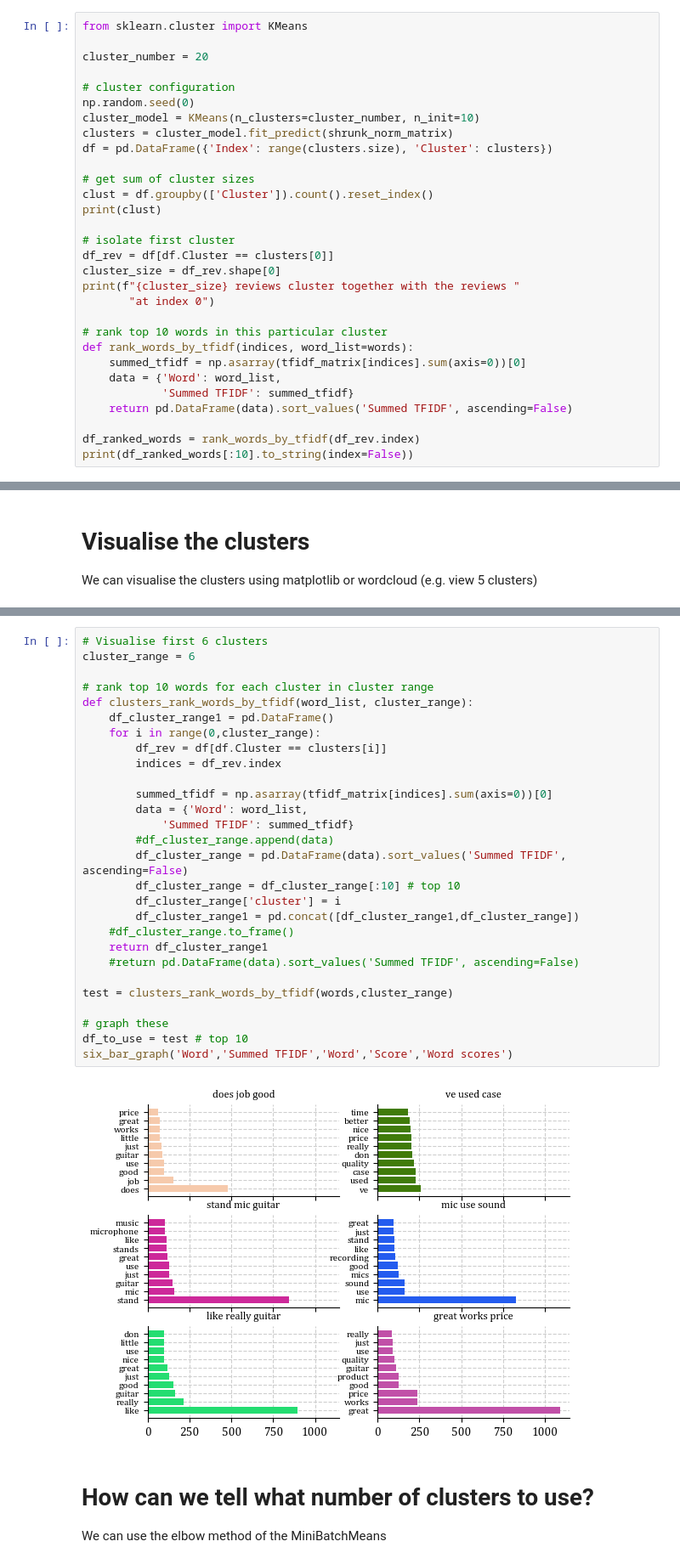
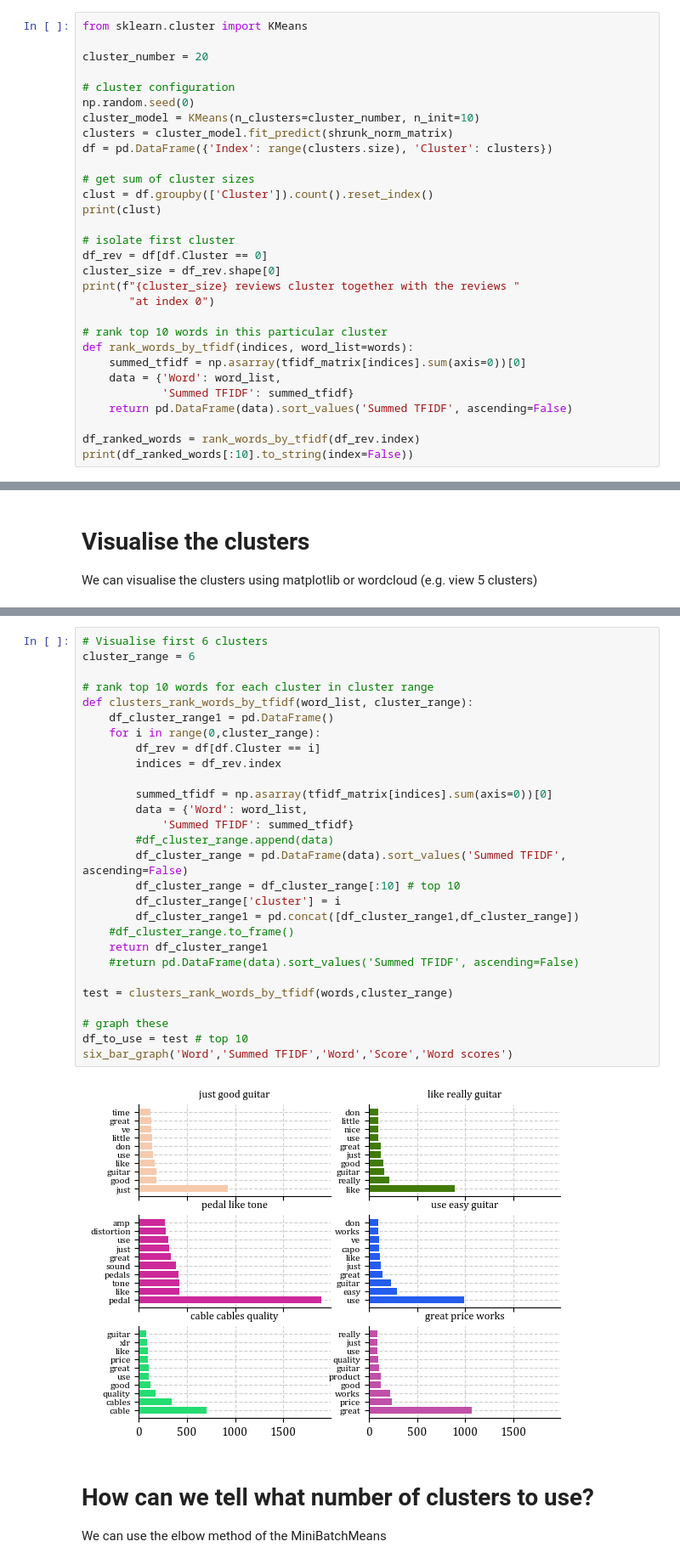
Before and after one commit to kcj-coding/Python-coding, a Jupyter notebook: basic_recommender_system_python.ipynb, the cells around one changed output, grey strips where cells are left out. Shown at 85% size. Saved outputs shown, nothing was run; the diff lists cells and outputs as text.

```diff
--- a/basic_recommender_system_python.ipynb
+++ b/basic_recommender_system_python.ipynb
@@ -209,7 +209,7 @@ clust = df.groupby(['Cluster']).count().reset_index()
 print(clust)
 
 # isolate first cluster
-df_rev = df[df.Cluster == clusters[0]]
+df_rev = df[df.Cluster == 0]
 cluster_size = df_rev.shape[0]
 print(f"{cluster_size} reviews cluster together with the reviews "
        "at index 0")
@@ -253,33 +253,33 @@ bar_graph('Word','Summed TFIDF','Word','Score','Word scores')
 # %%
 # Visualise first 6 clusters
 cluster_range = 6
 
 # rank top 10 words for each cluster in cluster range
 def clusters_rank_words_by_tfidf(word_list, cluster_range):
     df_cluster_range1 = pd.DataFrame()
     for i in range(0,cluster_range):
-        df_rev = df[df.Cluster == clusters[i]]
+        df_rev = df[df.Cluster == i]
         indices = df_rev.index
 
         summed_tfidf = np.asarray(tfidf_matrix[indices].sum(axis=0))[0]
         data = {'Word': word_list,
             'Summed TFIDF': summed_tfidf}
         #df_cluster_range.append(data)
         df_cluster_range = pd.DataFrame(data).sort_values('Summed TFIDF', ascending=False)
         df_cluster_range = df_cluster_range[:10] # top 10
         df_cluster_range['cluster'] = i
         df_cluster_range1 = pd.concat([df_cluster_range1,df_cluster_range])
     #df_cluster_range.to_frame()
     return df_cluster_range1
     #return pd.DataFrame(data).sort_values('Summed TFIDF', ascending=False)
 
 test = clusters_rank_words_by_tfidf(words,cluster_range)
 
 # graph these
 df_to_use = test # top 10
 six_bar_graph('Word','Summed TFIDF','Word','Score','Word scores')
 # %% [output]
-[figure, old version]
+[figure, new version]
 # %% [markdown]
 # How can we tell what number of clusters to use?
 
```
Also changed, not shown: parts of 5 cells of this notebook.
